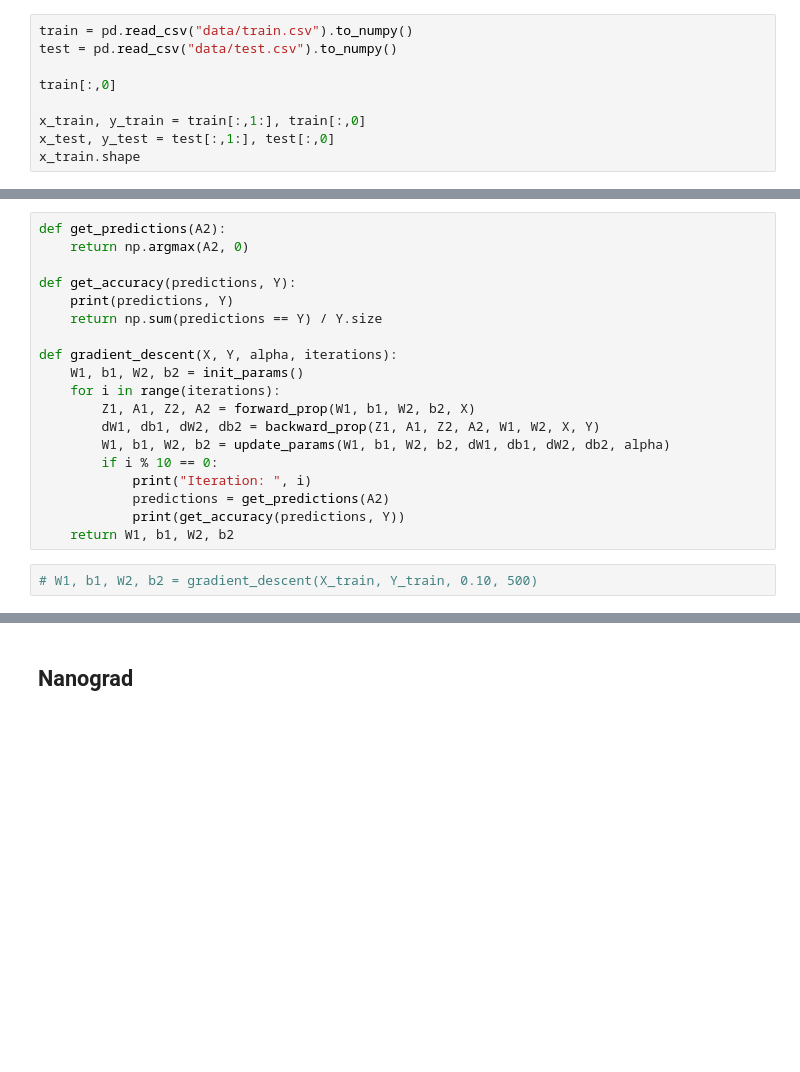
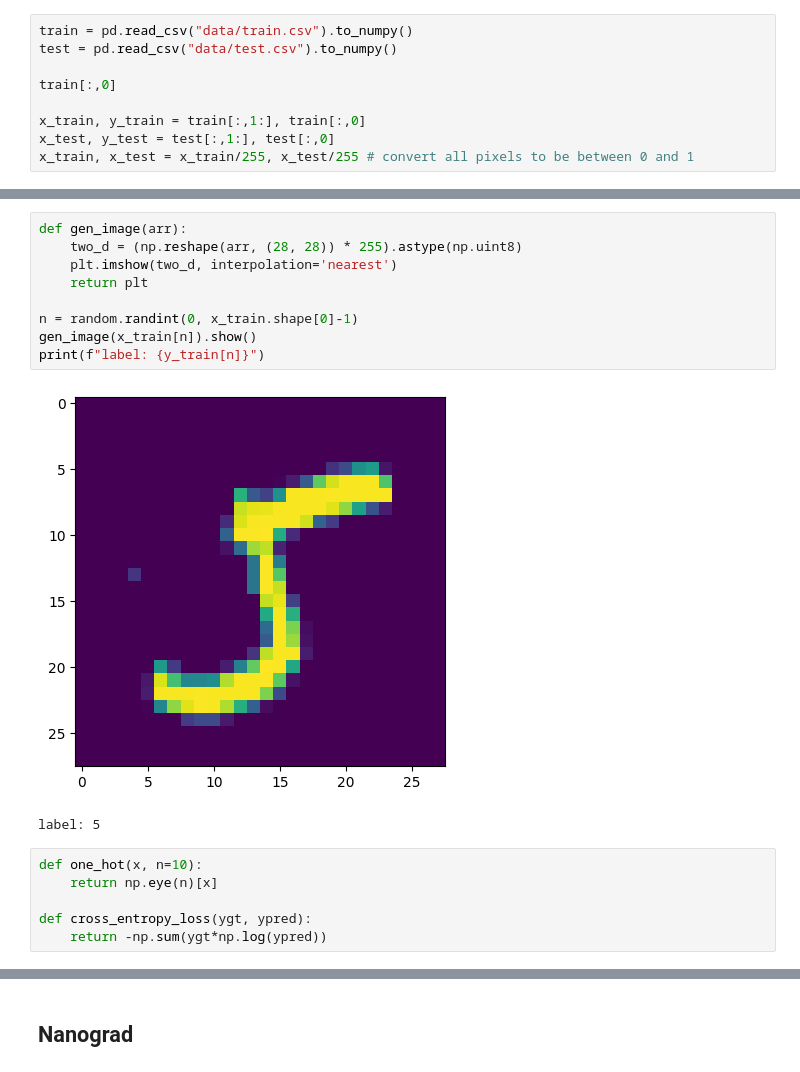
Before and after one commit to JonahBreslow/neural-net-numpy, a Jupyter notebook: mnist.ipynb, the cells around one changed output, grey strips where cells are left out. Drawn from its saved outputs; the diff is of its cells as text; blank space fills up the shorter version.

```diff
--- a/mnist.ipynb
+++ b/mnist.ipynb
@@ -10,4 +11,4 @@ train[:,0]
 
 x_train, y_train = train[:,1:], train[:,0]
 x_test, y_test = test[:,1:], test[:,0]
-x_train.shape
+x_train, x_test = x_train/255, x_test/255 # convert all pixels to be between 0 and 1
@@ -155,21 +15,18 @@ def update_params(W1, b1, W2, b2, dW1, db1, dW2, db2, alpha):
-# %%
-def get_predictions(A2):
-    return np.argmax(A2, 0)
-
-def get_accuracy(predictions, Y):
-    print(predictions, Y)
-    return np.sum(predictions == Y) / Y.size
-
-def gradient_descent(X, Y, alpha, iterations):
-    W1, b1, W2, b2 = init_params()
-    for i in range(iterations):
-        Z1, A1, Z2, A2 = forward_prop(W1, b1, W2, b2, X)
-        dW1, db1, dW2, db2 = backward_prop(Z1, A1, Z2, A2, W1, W2, X, Y)
-        W1, b1, W2, b2 = update_params(W1, b1, W2, b2, dW1, db1, dW2, db2, alpha)
-        if i % 10 == 0:
-            print("Iteration: ", i)
-            predictions = get_predictions(A2)
-            print(get_accuracy(predictions, Y))
-    return W1, b1, W2, b2
-# %%
-# W1, b1, W2, b2 = gradient_descent(X_train, Y_train, 0.10, 500)
+# %%
+def gen_image(arr):
+    two_d = (np.reshape(arr, (28, 28)) * 255).astype(np.uint8)
+    plt.imshow(two_d, interpolation='nearest')
+    return plt
+
+n = random.randint(0, x_train.shape[0]-1)
+gen_image(x_train[n]).show()
+print(f"label: {y_train[n]}")
+# %% [output]
+[figure, added]
+label: 5
+# %%
+def one_hot(x, n=10):
+    return np.eye(n)[x]
+
+def cross_entropy_loss(ygt, ypred):
+    return -np.sum(ygt*np.log(ypred))
```
Also changed, not shown: parts of 20 cells of this notebook, 5 other files.
